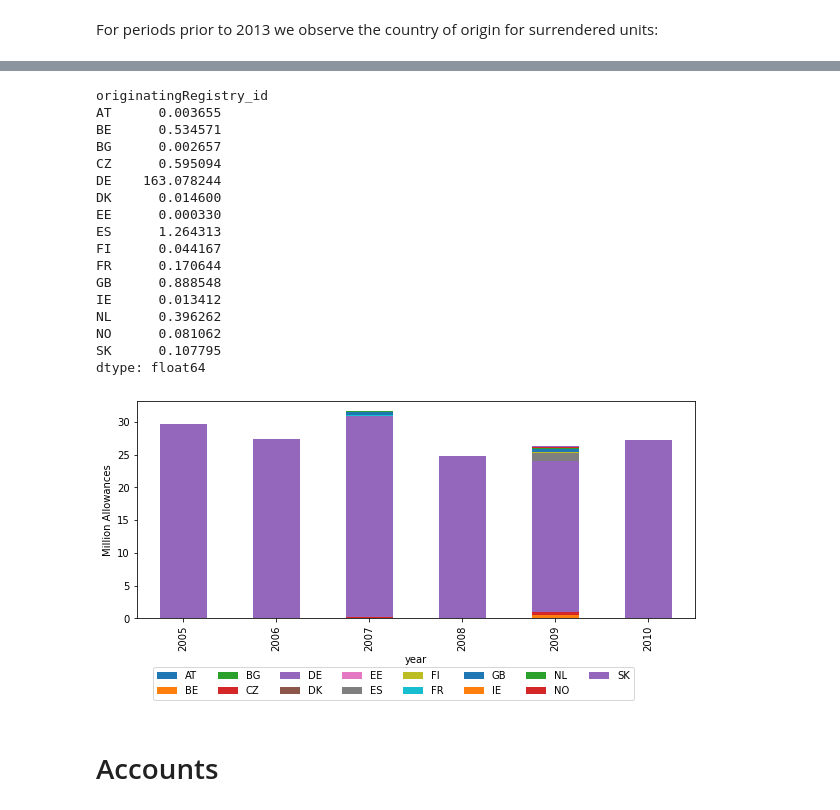
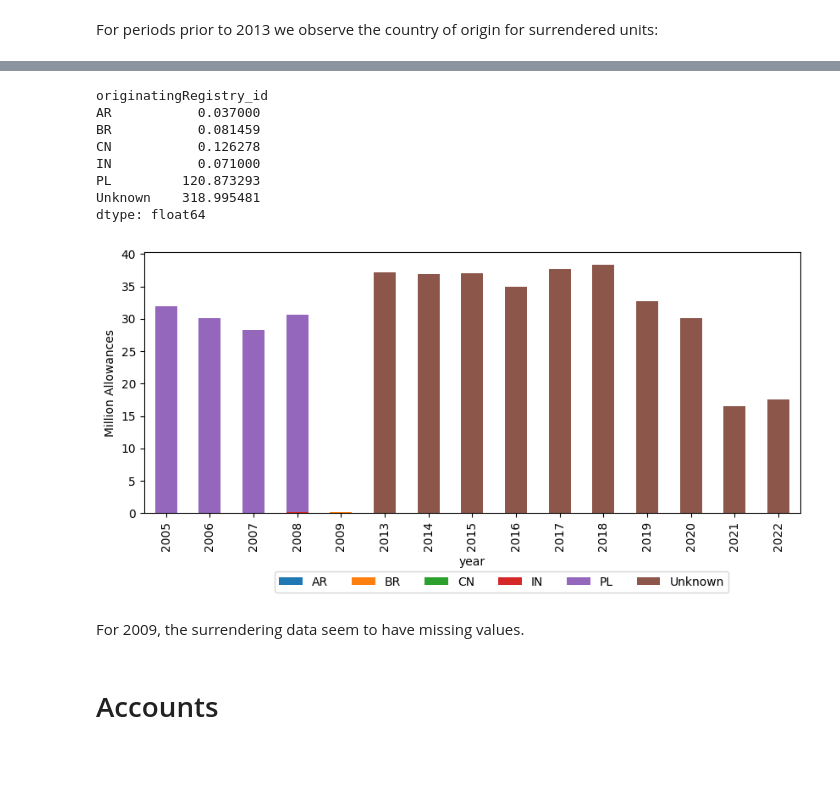
Before and after one commit to jabrell/pyeutl, a Jupyter notebook: orm_2_Installations.ipynb, the cells around one changed output, grey strips where cells are left out. Drawn from its saved outputs; the diff is of its cells as text; code cells hidden in the pictures; blank space fills up the shorter version.

```diff
--- a/orm_2_Installations.ipynb
+++ b/orm_2_Installations.ipynb
@@ -14,7 +14,7 @@ The analysis takes place in three steps:
 2. The installation object provides methods to obtain compliance and surrendering details as well as associated accounts
 3. Account objects provide methods to assess related transactions.
 # %%
-id_inst = "DE_1649"
+id_inst = "PL_1"
 # %% [markdown]
 # Packages and options
 # %%
@@ -28,10 +27,10 @@ import matplotlib.pyplot as plt
 Database connection settings
 # %%
 connectionSettings = dict(
-    user="eutlAdmin",
+    user="postgres",
     host="localhost",
-    db="eutl_orm",
-    passw="1234",
+    db="eutl2024",
+    passw="password",
     port=5432
 )
 # %% [markdown]
@@ -46,7 +45,8 @@ session = dal.session
 # %% [markdown]
 Given the installation id, use the session to query the installation:
 # %%
-inst = session.query(Installation).get(id_inst)
+inst = session.get(Installation, id_inst)
 print(inst.id + ": " + inst.name)
 print(inst.address)
+print("Activity:", inst.activity)
 # %% [output]
@@ -90,32 +127,29 @@ For periods prior to 2013 we observe the country of origin for surrendered units
 # %%
-df_p = (inst.get_surrendering()[["year", "originatingRegistry_id", "amount"]]
-        .pivot_table("amount", "year", "originatingRegistry_id")
-        .div(1000000)
-       )
+df_p = (
+    inst
+    .get_surrendering()
+    [["year", "originatingRegistry_id", "amount"]]
+    .assign(originatingRegistry_id=lambda x: x.originatingRegistry_id.fillna("Unknown"))
+    .pivot_table("amount", "year", "originatingRegistry_id")
+    .div(1000000)
+)
 
 ax = df_p.plot(kind="bar", stacked=True,  figsize=(10,4),)
 ax.legend(bbox_to_anchor=(0.9, -0.2), loc=0, ncol=8)
 ax.set_ylabel("Million Allowances")
 df_p.sum()
 # %% [output]
 originatingRegistry_id
-AT      0.003655
-BE      0.534571
-BG      0.002657
-CZ      0.595094
-DE    163.078244
-DK      0.014600
-EE      0.000330
-ES      1.264313
-FI      0.044167
-FR      0.170644
-GB      0.888548
-IE      0.013412
-NL      0.396262
-NO      0.081062
-SK      0.107795
+AR           0.037000
+BR           0.081459
+CN           0.126278
+IN           0.071000
+PL         120.873293
+Unknown    318.995481
 dtype: float64
-[figure, old version]
+[figure, new version]
+# %% [markdown]
+For 2009, the surrendering data seem to have missing values.
 # %% [markdown]
 # Accounts
 # %% [markdown]
```
Also changed, not shown: parts of 19 cells of this notebook, 13 other files.
